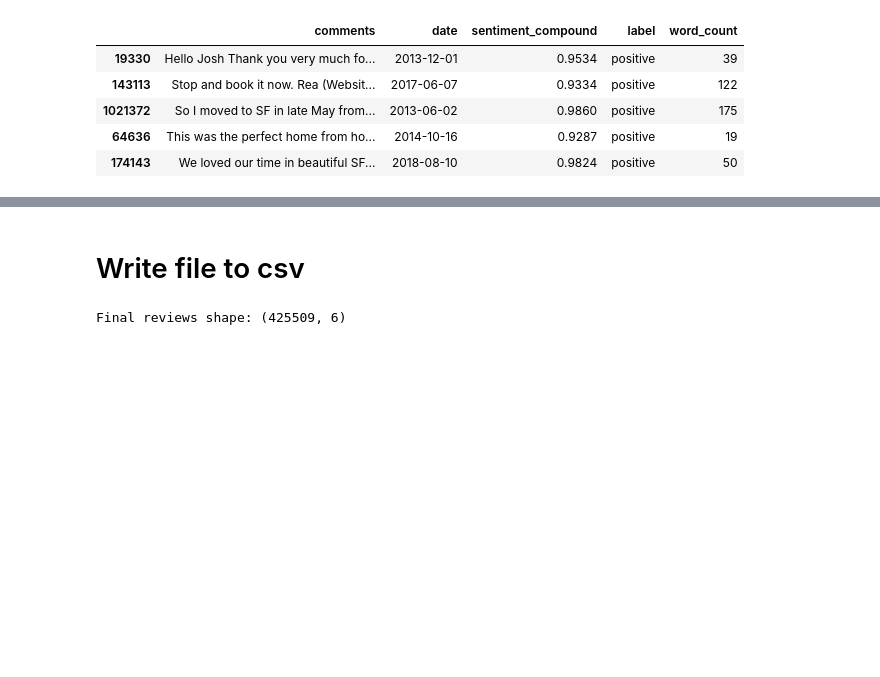
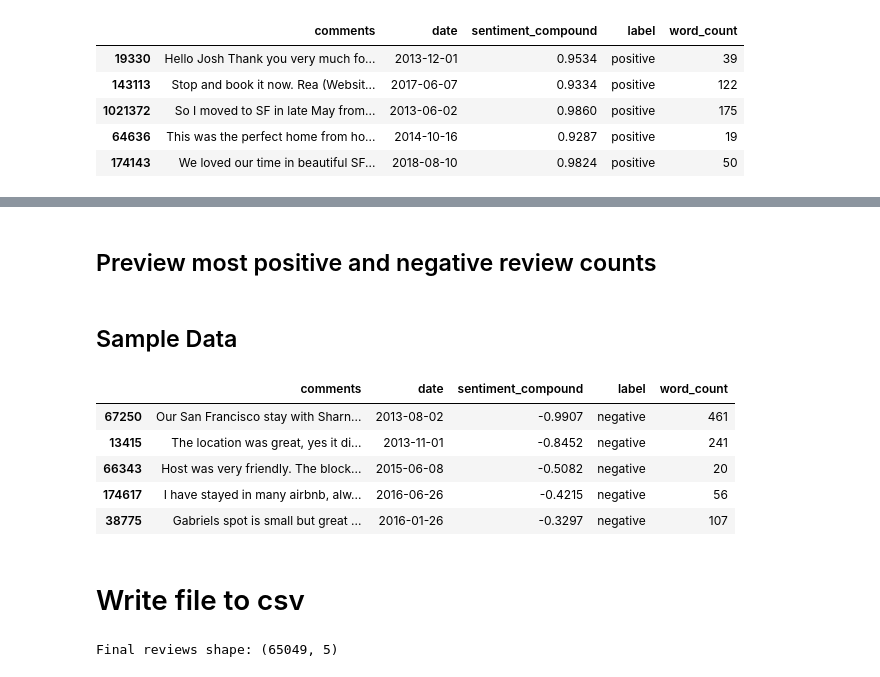
Before and after one commit to KishenSharma6/Airbnb-Analysis, a Jupyter notebook: Project Codes/04. Data Processing and Feature Engineering/2020_0207_Reviews_Preprocessing_NLP.ipynb, the cells around one changed output, grey strips where cells are left out. Drawn from its saved outputs; the diff is of its cells as text; code cells hidden in the pictures; blank space fills up the shorter version.

Commit message:
Sampled reviews data, dropped neutral reviews

```diff
--- a/Project Codes/04. Data Processing and Feature Engineering/2020_0207_Reviews_Preprocessing_NLP.ipynb
+++ b/Project Codes/04. Data Processing and Feature Engineering/2020_0207_Reviews_Preprocessing_NLP.ipynb
@@ -162,6 +106,0 @@ def comment_preprocessor(comments):
-# %%
-#Import progress bar to track time to apply comment_preprocessor
-from tqdm import tqdm, tqdm_pandas
-tqdm_pandas(tqdm)
-
-df['comments_pos_tag'] = df['comments'].progress_apply(comment_preprocessor)
@@ -175,0 +111,2 @@ display(df.head(1))
+# %% [markdown]
+## Preview most positive and negative review counts
@@ -176,13 +117,34 @@ display(df.head(1))
+# %% [markdown]
+## Sample Data
+# %%
+#Sample 10% of positive reviews, we'll use all negative reviews for NLP
+positive_sample = df.loc[df['label'] == "positive"].sample(frac = .15, random_state = 24, replace = False)
+
+#Subset negative reviews
+df2 = df.loc[df['label'] == 'negative']
+
+#Concat positive_sample to df2
+df2 = pd.concat((df2, positive_sample))
+
+#Check
+df2.head()
+# %% [output]
+|  | comments | date | sentiment_compound | label | word_count |
+| 67250 | Our San Francisco stay with Sharn... | 2013-08-02 | -0.9907 | negative | 461 |
+| 13415 | The location was great, yes it di... | 2013-11-01 | -0.8452 | negative | 241 |
+| 66343 | Host was very friendly. The block... | 2015-06-08 | -0.5082 | negative | 20 |
+| 174617 | I have stayed in many airbnb, alw... | 2016-06-26 | -0.4215 | negative | 56 |
+| 38775 | Gabriels spot is small but great ... | 2016-01-26 | -0.3297 | negative | 107 |
 # %% [markdown]
 # Write file to csv
 # %%
 #View reviews shape
-print('Final reviews shape:',df.shape)
+print('Final reviews shape:',df2.shape)
 
 #Set path to write processed data
 path = r'C:\Users\kishe\Documents\Data Science\Projects\Python Projects\In Progress\Air BnB - SF\Data\03_Processed'
 
 #Write to csv
-df.to_csv(path + '/2020_0208_Reviews_Processed_NLP.csv',sep=',', index=False)
+df2.to_csv(path + '/2020_0208_Reviews_Processed_NLP.csv',sep=',', index=False)
 # %% [output]
-Final reviews shape: (425509, 6)
+Final reviews shape: (65049, 5)
```
Also changed, not shown: parts of 14 cells of this notebook.
